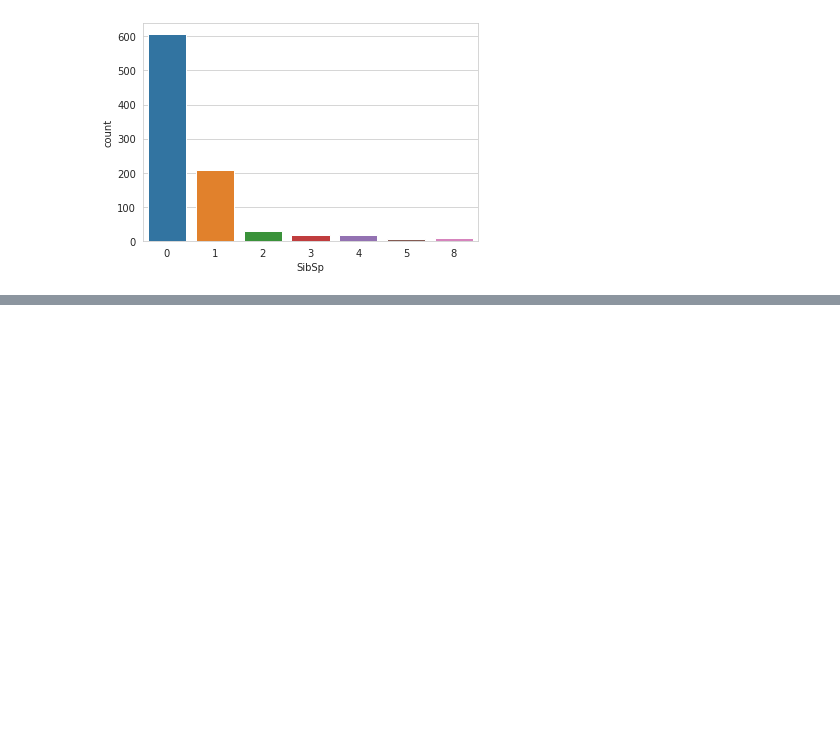
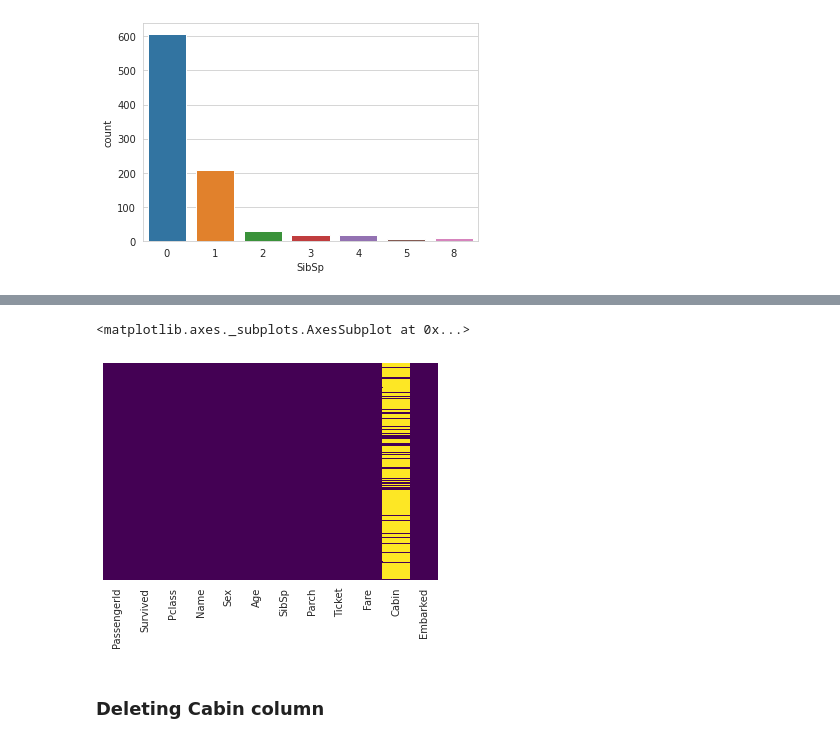
Before and after one commit to subhrapaladhi/Machine-Learning-Practice, a Jupyter notebook: Logistic Regression/Titanic Data prediction.ipynb, the cells around one changed output, grey strips where cells are left out. Saved outputs shown, nothing was run; the diff lists cells and outputs as text; code cells hidden in the pictures; blank space fills up the shorter version.

```diff
--- a/Logistic Regression/Titanic Data prediction.ipynb
+++ b/Logistic Regression/Titanic Data prediction.ipynb
@@ -84,0 +95,9 @@ train['Fare'].iplot(kind='hist', bins=30)
+# %%
+mean = train.groupby(['Pclass','Sex']).mean()[['Age']]
+p1_mean_age_f = mean.iloc[0,0]
+p1_mean_age_m = mean.iloc[1,0]
+p2_mean_age_f = mean.iloc[2,0]
+p2_mean_age_m = mean.iloc[3,0]
+p3_mean_age_f = mean.iloc[4,0]
+p3_mean_age_m = mean.iloc[5,0]
+mean
@@ -84,0 +113,30 @@ train['Fare'].iplot(kind='hist', bins=30)
+# %%
+def impute_age(cols):
+    Age = cols[0]
+    Pclass = cols[1]
+    Sex = cols[2]
+
+    if(pd.isnull(Age)):
+        if(Pclass==1 and Sex=='female'):
+            return p1_mean_age_f
+        elif(Pclass==1 and Sex=='male'):
+            return p1_mean_age_m
+        elif(Pclass==2 and Sex=='female'):
+            return p2_mean_age_f
+        elif(Pclass==2 and Sex=='male'):
+            return p2_mean_age_m
+        elif(Pclass==3 and Sex=='female'):
+            return p3_mean_age_f
+        elif(Pclass==3 and Sex=='male'):
+            return p3_mean_age_m
+    else:
+        return Age
+# %%
+train['Age'] = train[['Age','Pclass','Sex']].apply(impute_age,axis=1)
+# %%
+sns.heatmap(train.isnull(),yticklabels=False,cbar=False,cmap='viridis')
+# %% [output]
+<matplotlib.axes._subplots.AxesSubplot at 0x...>
+[figure, added]
+# %% [markdown]
+### Deleting Cabin column
```
Also changed, not shown: parts of 19 cells of this notebook, 1 other file.
